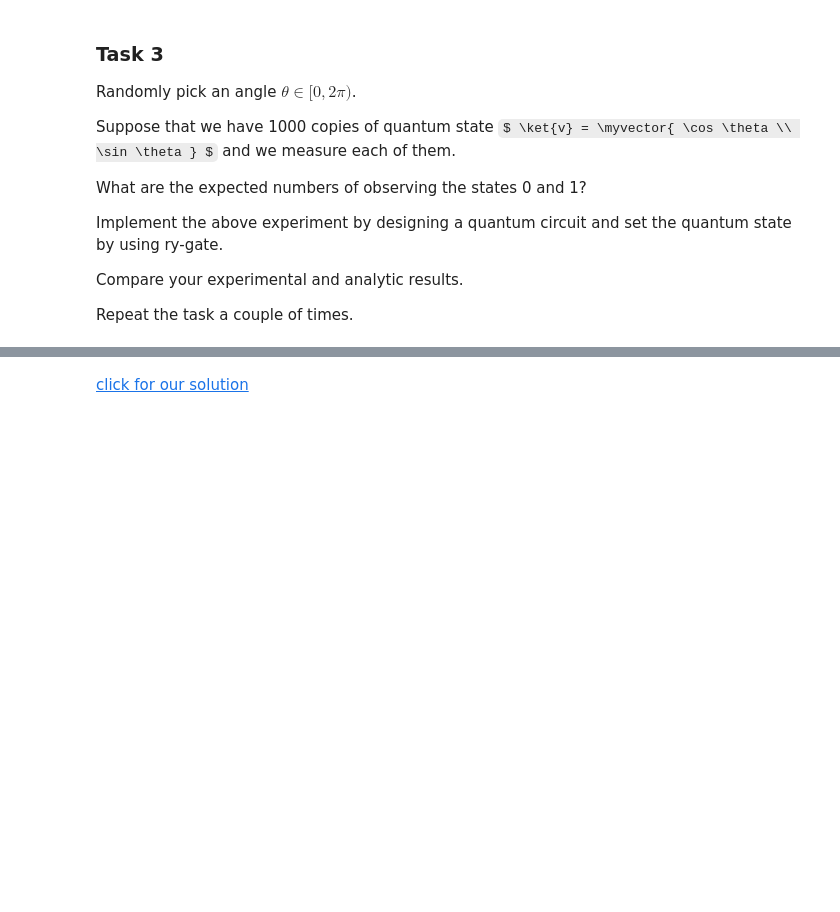
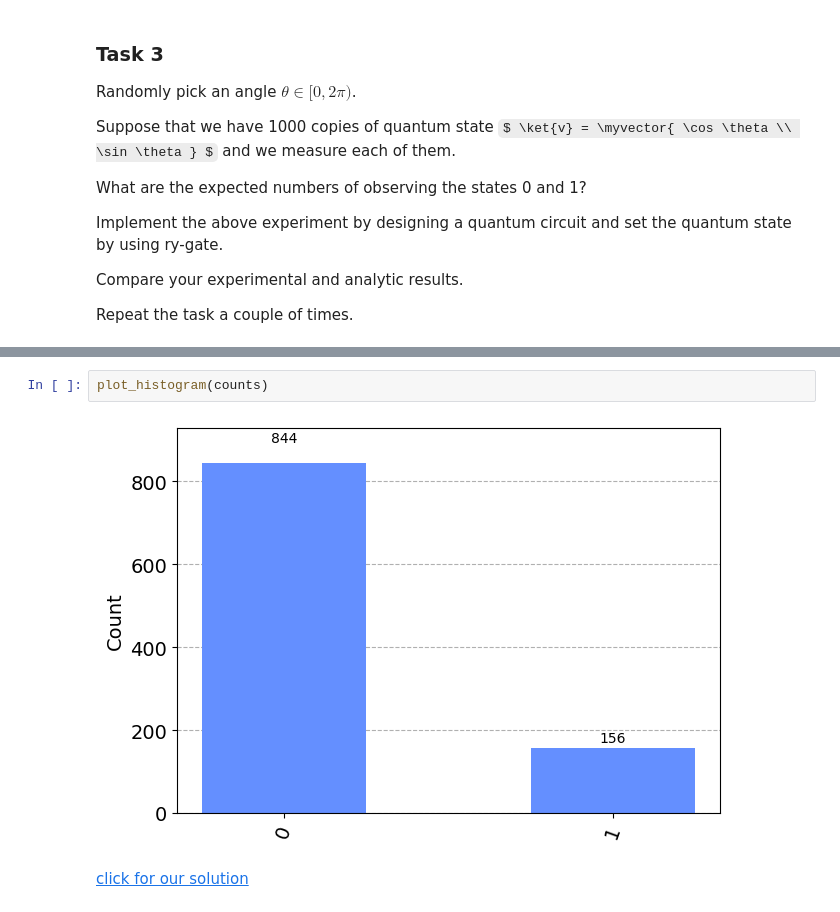
Before and after one commit to Abdoelabassi/QBronze_Womanium_2023, a Jupyter notebook: quantum-with-qiskit/Q40_Operations_on_the_Unit_Circle.ipynb, the cells around one changed output, grey strips where cells are left out. Cells and saved outputs as stored; diff of their text form; some formulas as TeX source; blank space fills up the shorter version.

```diff
--- a/quantum-with-qiskit/Q40_Operations_on_the_Unit_Circle.ipynb
+++ b/quantum-with-qiskit/Q40_Operations_on_the_Unit_Circle.ipynb
@@ -224,2 +258,6 @@ from random import randrange
+# %%
+plot_histogram(counts)
+# %% [output]
+[figure, added]
 # %% [markdown]
 [click for our solution](Q40_Operations_on_the_Unit_Circle_Solution.ipynb#task3)
```
Also changed, not shown: parts of 2 cells of this notebook.
